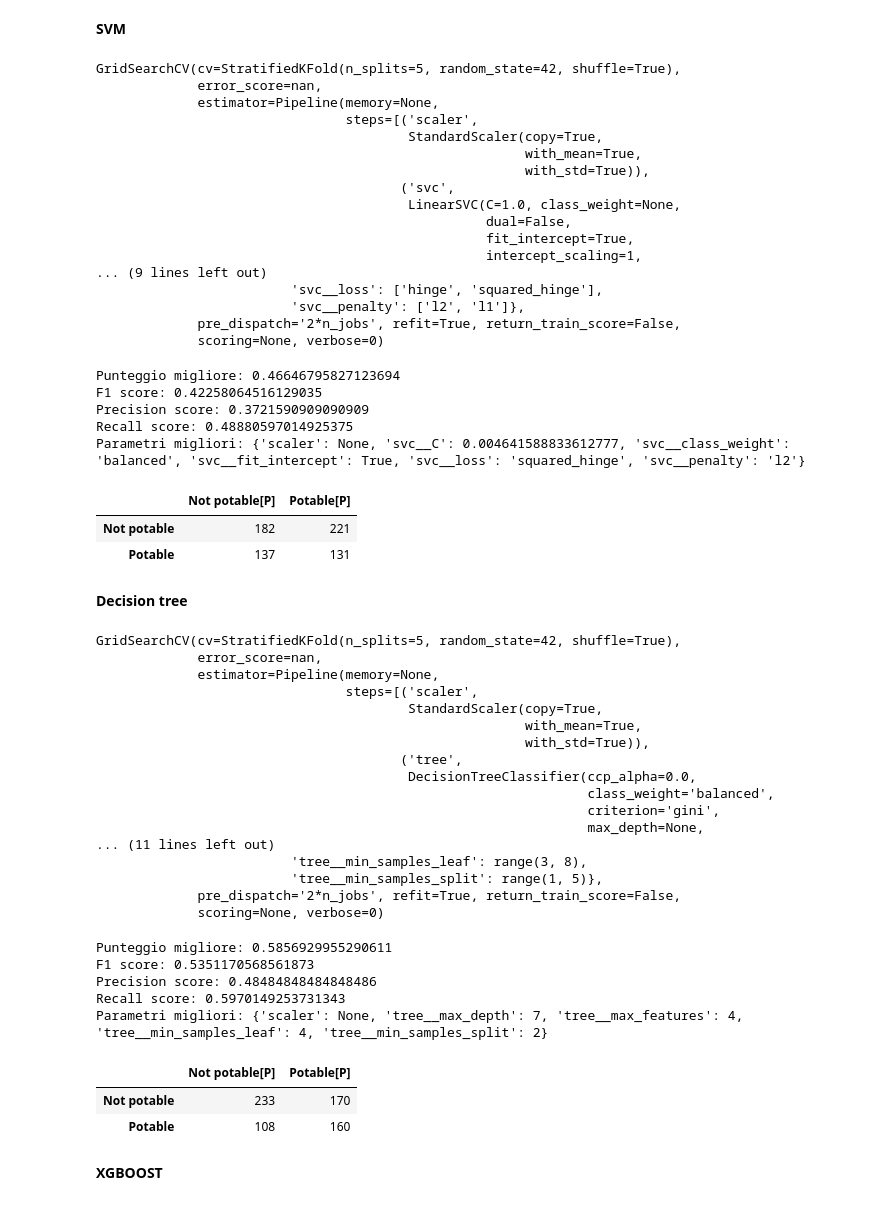
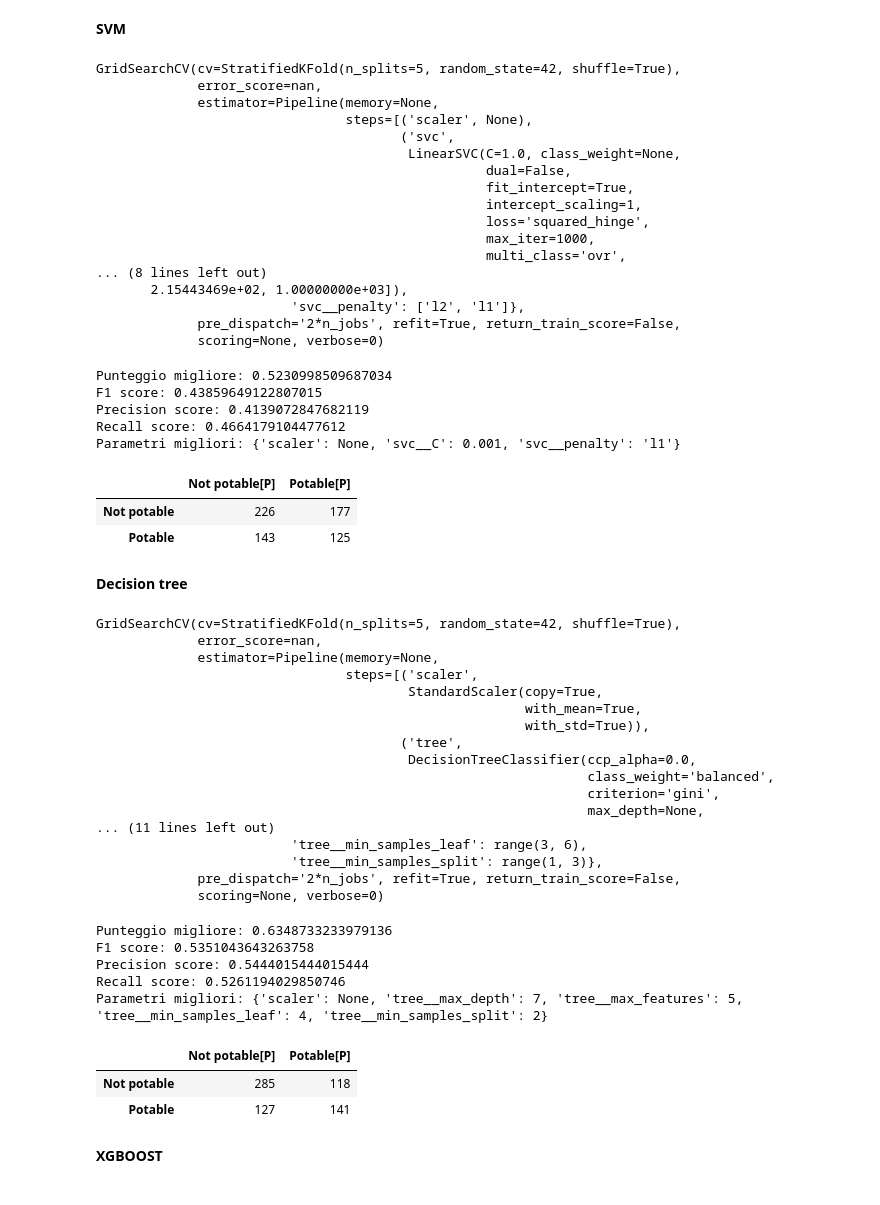
Before and after one commit to aleshark87/data-intensive-project, a Jupyter notebook: Progetto.ipynb, the cells around one changed output. Cells and saved outputs as stored; diff of their text form; code cells hidden in the pictures.

```diff
--- a/Progetto.ipynb
+++ b/Progetto.ipynb
@@ -401,16 +400,13 @@ perc_conf
 **SVM**
 # %%
 svc_model = Pipeline([
-    ("scaler", StandardScaler()),
+    ("scaler", None),
     ("svc", LinearSVC(dual=False, random_state=42))
 ])
 
 svc_grid = {
     "scaler": [None, StandardScaler()],
     "svc__penalty": ["l2", "l1"],
-    "svc__loss": ["hinge", "squared_hinge"],
-    "svc__fit_intercept": [False, True],
-    "svc__class_weight": [None, "balanced"],
     "svc__C": np.logspace(-3, 3, 10)
 }
 # %%
@@ -421,17 +417,17 @@ svc_gv.fit(X_train, y_train)
 GridSearchCV(cv=StratifiedKFold(n_splits=5, random_state=42, shuffle=True),
              error_score=nan,
              estimator=Pipeline(memory=None,
-                                steps=[('scaler',
-                                        StandardScaler(copy=True,
-                                                       with_mean=True,
-                                                       with_std=True)),
+                                steps=[('scaler', None),
                                        ('svc',
                                         LinearSVC(C=1.0, class_weight=None,
                                                   dual=False,
                                                   fit_intercept=True,
                                                   intercept_scaling=1,
-... (9 lines left out)
-                         'svc__loss': ['hinge', 'squared_hinge'],
+                                                  loss='squared_hinge',
+                                                  max_iter=1000,
+                                                  multi_class='ovr',
+... (8 lines left out)
+       2.15443469e+02, 1.00000000e+03]),
                          'svc__penalty': ['l2', 'l1']},
              pre_dispatch='2*n_jobs', refit=True, return_train_score=False,
              scoring=None, verbose=0)
@@ -447,11 +443,11 @@ f1_scores["svc"] = f1_score(y_val, svc_gv.predict(X_val), average="binary")
 precision["svc"] = precision_score(y_val, svc_gv.predict(X_val))
 recall["svc"] = recall_score(y_val, svc_gv.predict(X_val))
 # %% [output]
-Punteggio migliore: 0.46646795827123694
-F1 score: 0.42258064516129035
-Precision score: 0.3721590909090909
-Recall score: 0.48880597014925375
-Parametri migliori: {'scaler': None, 'svc__C': 0.004641588833612777, 'svc__class_weight': 'balanced', 'svc__fit_intercept': True, 'svc__loss': 'squared_hinge', 'svc__penalty': 'l2'}
+Punteggio migliore: 0.5230998509687034
+F1 score: 0.43859649122807015
+Precision score: 0.4139072847682119
+Recall score: 0.4664179104477612
+Parametri migliori: {'scaler': None, 'svc__C': 0.001, 'svc__penalty': 'l1'}
 # %%
 index = ["Not potable", "Potable"]
 classes = ["Not potable[P]", "Potable[P]"]
@@ -459,8 +455,8 @@ perc_conf = pd.DataFrame(confusion_matrix(y_val, svc_gv.predict(X_val)), columns
 perc_conf
 # %% [output]
 |  | Not potable[P] | Potable[P] |
-| Not potable | 182 | 221 |
-| Potable | 137 | 131 |
+| Not potable | 226 | 177 |
+| Potable | 143 | 125 |
 # %% [markdown]
 **Decision tree**
 # %%
@@ -472,8 +468,8 @@ tree_model = Pipeline([
 ])
 
 tree_grid = {'scaler': [None, StandardScaler()],
-             'tree__min_samples_split': range(1, 5),
-             'tree__min_samples_leaf': range(3, 8),
+             'tree__min_samples_split': range(1, 3),
+             'tree__min_samples_leaf': range(3, 6),
              'tree__max_depth': range(4,8),
              'tree__max_features': range(2, num_features)}
 # %%
@@ -493,8 +489,8 @@ GridSearchCV(cv=StratifiedKFold(n_splits=5, random_state=42, shuffle=True),
                                                                criterion='gini',
                                                                max_depth=None,
 ... (11 lines left out)
-                         'tree__min_samples_leaf': range(3, 8),
-                         'tree__min_samples_split': range(1, 5)},
+                         'tree__min_samples_leaf': range(3, 6),
+                         'tree__min_samples_split': range(1, 3)},
              pre_dispatch='2*n_jobs', refit=True, return_train_score=False,
              scoring=None, verbose=0)
 # %%
@@ -509,18 +505,18 @@ f1_scores["tree"] = f1_score(y_val, tree_gv.predict(X_val), average="binary")
 precision["tree"] = precision_score(y_val, tree_gv.predict(X_val))
 recall["tree"] = recall_score(y_val, tree_gv.predict(X_val))
 # %% [output]
-Punteggio migliore: 0.5856929955290611
-F1 score: 0.5351170568561873
-Precision score: 0.48484848484848486
-Recall score: 0.5970149253731343
-Parametri migliori: {'scaler': None, 'tree__max_depth': 7, 'tree__max_features': 4, 'tree__min_samples_leaf': 4, 'tree__min_samples_split': 2}
+Punteggio migliore: 0.6348733233979136
+F1 score: 0.5351043643263758
+Precision score: 0.5444015444015444
+Recall score: 0.5261194029850746
+Parametri migliori: {'scaler': None, 'tree__max_depth': 7, 'tree__max_features': 5, 'tree__min_samples_leaf': 4, 'tree__min_samples_split': 2}
 # %%
-tree_conf = pd.DataFrame(confusion_matrix(y_val, tree_gv.predict(X_val)), columns=classes, index = index)
-tree_conf
+tree_confusion_m = pd.DataFrame(confusion_matrix(y_val, tree_gv.predict(X_val)), columns=classes, index = index)
+print(tree_confusion_m)
 # %% [output]
 |  | Not potable[P] | Potable[P] |
-| Not potable | 233 | 170 |
-| Potable | 108 | 160 |
+| Not potable | 285 | 118 |
+| Potable | 127 | 141 |
 # %% [markdown]
 **XGBOOST**
 # %%
```
Also changed, not shown: parts of 13 cells of this notebook.
